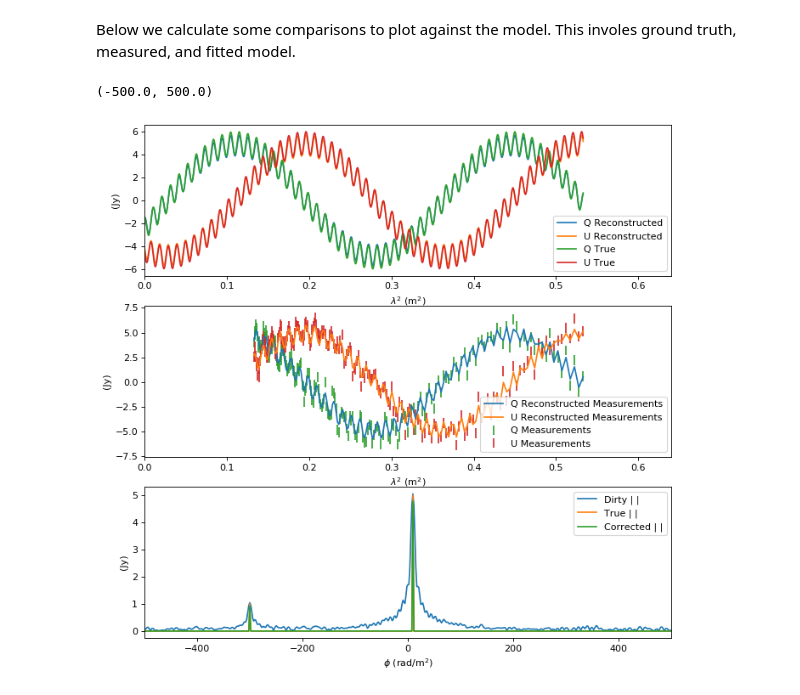
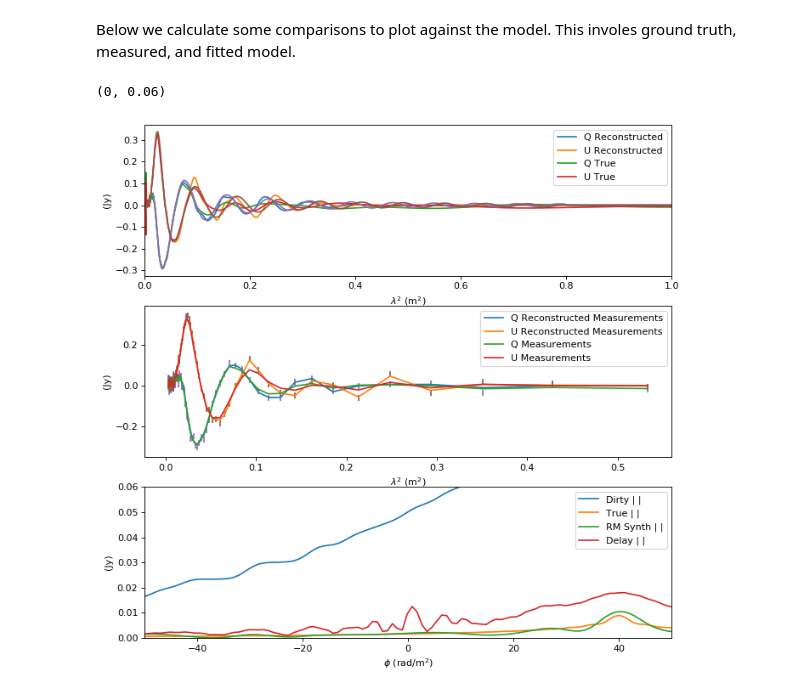
Before and after one commit to Luke-Pratley/Faraday-Dreams, a Jupyter notebook: examples/basic_simulation.ipynb, the cells around one changed output. Cells and saved outputs as stored; diff of their text form; code cells hidden in the pictures.

Commit message:
added more complex broadband models basic simulation

```diff
--- a/examples/basic_simulation.ipynb
+++ b/examples/basic_simulation.ipynb
@@ -116,8 +123,8 @@ wav = ["dirac"]
 levels = 2 #wavelet levels, makes no difference for dirac
 # %%
 # you can choose the convergence criteria of the algorithm
-options = {'tol': 1e-4, 'iter': 50000, 'update_iter': 1000, 'record_iters': False} #algorithm properties
-beta= 1e-3 #stepsize that you might have to change 1e-2 to 1e-4 are normally okay, change if result looks bad
+options = {'tol': 1e-5, 'iter': 50000, 'update_iter': 1000, 'record_iters': False} #algorithm properties
+beta= 1e-4 #stepsize that you might have to change 1e-2 to 1e-4 are normally okay, change if result looks bad
 # %% [markdown]
 Here we run the convex optimization algorithm.
 # %% [markdown]
@@ -128,6 +135,6 @@ where $\epsilon = \sigma_{\rm noise}\sqrt{N - 2\sqrt{2N}}$. $\mathbf{\Psi}$ is t
 The basic idea is that $\mathbf{z}$  will not overfit to the signal because it can be efficiently represented with the dictionary.
 # %%
 #get solution of algo and run
-nu, sol = linear_operators.power_method(m_op_right, phi* 0 + 1, 1e-4)#estimate stepsize for algo (largest eigen value of measurement matrix)
+nu, sol = linear_operators.power_method(m_op_right, tau* 0 + 1, 1e-4)#estimate stepsize for algo (largest eigen value of measurement matrix)
 solution_right, diag_right = solvers.solver(solvers.algorithm.l1_constrained, weights * y, sigma, m_op_right, wav, levels, nu, beta, options)
 # %% [output]
@@ -150,0 +158,4 @@ solution_right, diag_right = solvers.solver(solvers.algorithm.l1_constrained, we
+# %%
+#get solution of algo and run
+nu, sol = linear_operators.power_method(delay_op, tau* 0 + 1, 1e-4)#estimate stepsize for algo (largest eigen value of measurement matrix)
+solution_delay, diag_delay = solvers.solver(solvers.algorithm.l1_constrained, weights * y, sigma, delay_op, ['dirac'], levels, nu, beta, options)
@@ -151,34 +180,44 @@ solution_right, diag_right = solvers.solver(solvers.algorithm.l1_constrained, we
 # %% [markdown]
 Below we calculate some comparisons to plot against the model. This involes ground truth, measured, and fitted model.
 # %%
-y_right = m_op_right.dir_op(solution_right)
+y_right = m_op.dir_op(solution_right)
 y_true = m_op_high_res.dir_op(x_true)
 y_model_right = m_op_high_res.dir_op(solution_right)
+y_delay = delay_op.dir_op(solution_delay)
+y_model_delay = delay_op_high_res.dir_op(solution_delay)
+sol_delay_to_rm = m_op_high_res.adj_op(delay_op_high_res.dir_op(solution_delay))/len(y_model_right)
 # %%
 fig, ax = plt.subplots(nrows=3, ncols=1, figsize=(10, 10), dpi=80)
 ax[0].plot(lambda2_high_res, np.real(y_model_right))
 ax[0].plot(lambda2_high_res, np.imag(y_model_right))
-ax[0].plot(lambda2_high_res, np.real(m_op_high_res.dir_op(x_true)))
-ax[0].plot(lambda2_high_res, np.imag(m_op_high_res.dir_op(x_true)))
-ax[0].set_xlim([0., 0.8**2])
+ax[0].plot(lambda2_high_res, np.real(y_model_delay))
+ax[0].plot(lambda2_high_res, np.imag(y_model_delay))
+ax[0].plot(lambda2_high_res, np.real(y_true))
+ax[0].plot(lambda2_high_res, np.imag(y_true))
+ax[0].set_xlim([0., 1**2])
+#ax[0].set_ylim([-0.1, 0.1])
 ax[0].set_xlabel(r"$\lambda^2$ (m$^2$)")
 ax[0].set_ylabel(r"(Jy)")
 ax[0].legend(["Q Reconstructed", "U Reconstructed","Q True", "U True"])
 ax[1].plot(lambda2, np.real(y_right))
 ax[1].plot(lambda2, np.imag(y_right))
+ax[1].plot(lambda2, np.real(y_delay))
+ax[1].plot(lambda2, np.imag(y_delay))
 ax[1].errorbar(lambda2, np.real(y), yerr=lambda2*0 + sigma, fmt='',linestyle='')
 ax[1].errorbar(lambda2, np.imag(y), yerr=lambda2*0 + sigma, fmt='',linestyle='')
-ax[1].set_xlim([0., 0.8**2])
+#ax[1].set_xlim([0., 0.2**2])
 ax[1].set_xlabel(r"$\lambda^2$ (m$^2$)")
 ax[1].set_ylabel(r"(Jy)")
 ax[1].legend(["Q Reconstructed Measurements", "U Reconstructed Measurements","Q Measurements", "U Measurements",])
 ax[2].plot(phi, np.abs(m_op.adj_op(y)) * 1./len(y))
 ax[2].plot(phi, np.abs(x_true))
 ax[2].plot(phi, np.abs(solution_right))
-ax[2].legend(["Dirty | |", "True | |", "Corrected | |", "Not Corrected | |"])
+ax[2].plot(phi, np.abs(sol_delay_to_rm))
+ax[2].legend(["Dirty | |", "True | |", "RM Synth | |", "Delay | |"])
 ax[2].set_xlabel(r"$\phi$ (rad/m$^2$)")
 ax[2].set_ylabel(r"(Jy)")
-ax[2].set_xlim([-rm_max, rm_max])
+ax[2].set_xlim([-50, 50])
+ax[2].set_ylim([0, 0.06])
 # %% [output]
-(-500.0, 500.0)
+(0, 0.06)
-[figure, old version]
+[figure, new version]
```
Also changed, not shown: parts of 10 cells of this notebook.
